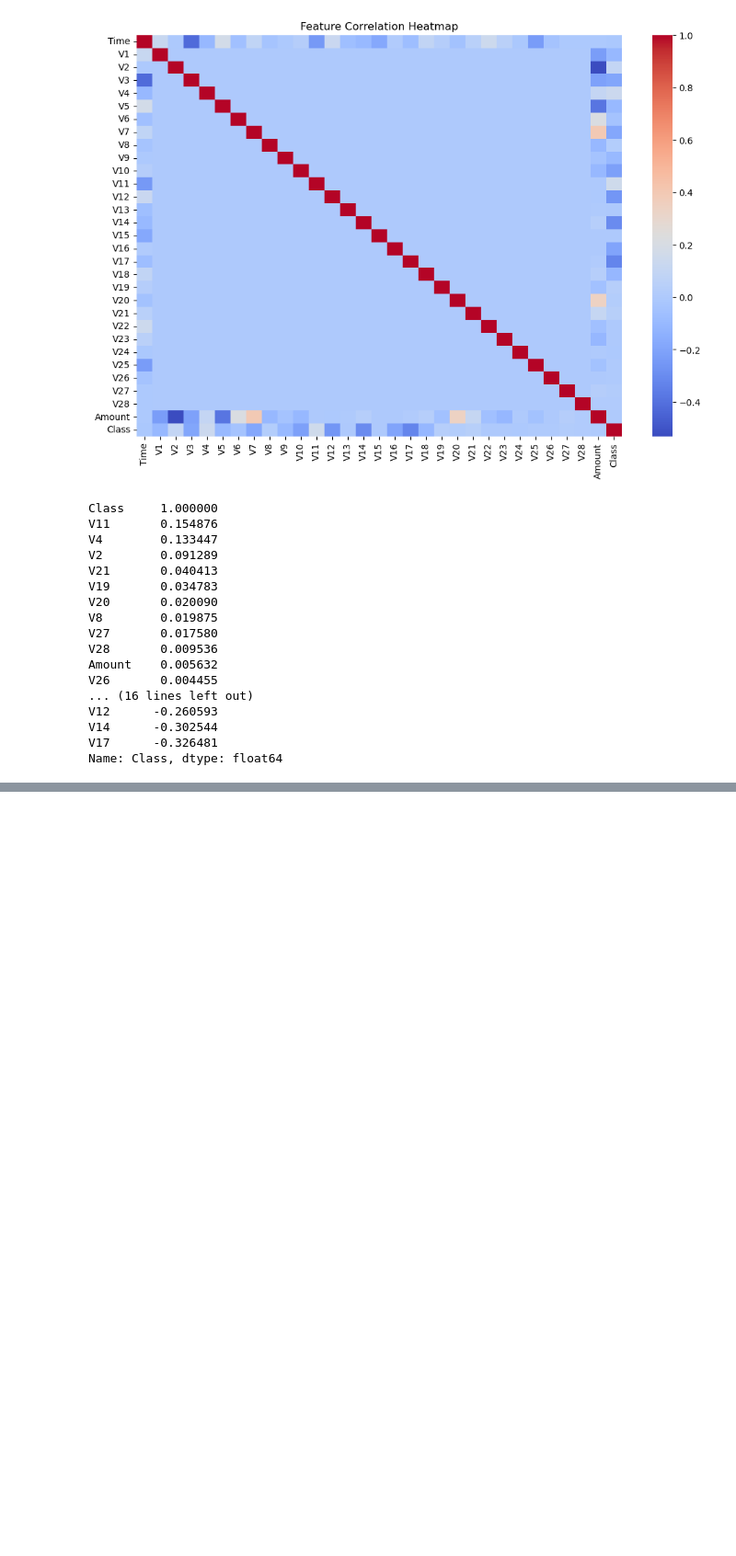
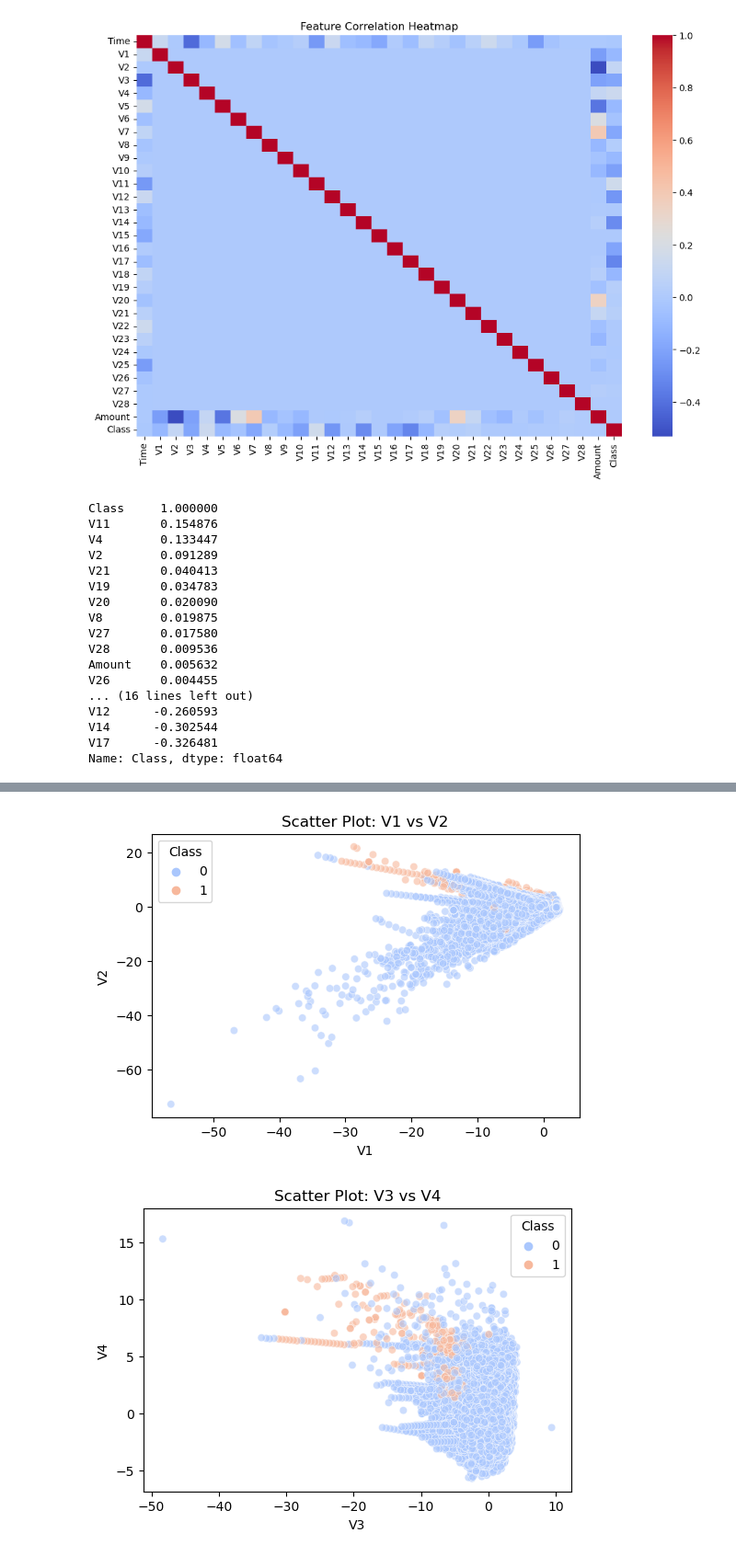
Before and after one commit to GawaleDhanshri/Credit-Card-Fraud-Detection, a Jupyter notebook: Credit Card Fraud Detection.ipynb, the cells around one changed output, grey strips where cells are left out. Shown at 92% size. Saved outputs shown, nothing was run; the diff lists cells and outputs as text; code cells hidden in the pictures; blank space fills up the shorter version.

```diff
--- a/Credit Card Fraud Detection.ipynb
+++ b/Credit Card Fraud Detection.ipynb
@@ -225,0 +256,15 @@ Name: Class, dtype: float64
+# %%
+# Scatter plot between V1 and V2, colored by Class
+plt.figure(figsize=(6,4))
+sns.scatterplot(x=df['V1'], y=df['V2'], hue=df['Class'], palette='coolwarm', alpha=0.6)
+plt.title('Scatter Plot: V1 vs V2')
+plt.show()
+
+# Scatter plot between V3 and V4
+plt.figure(figsize=(6,4))
+sns.scatterplot(x=df['V3'], y=df['V4'], hue=df['Class'], palette='coolwarm', alpha=0.6)
+plt.title('Scatter Plot: V3 vs V4')
+plt.show()
+# %% [output]
+[figure, added]
+[figure, added]
```
Also changed, not shown: parts of 6 cells of this notebook.
